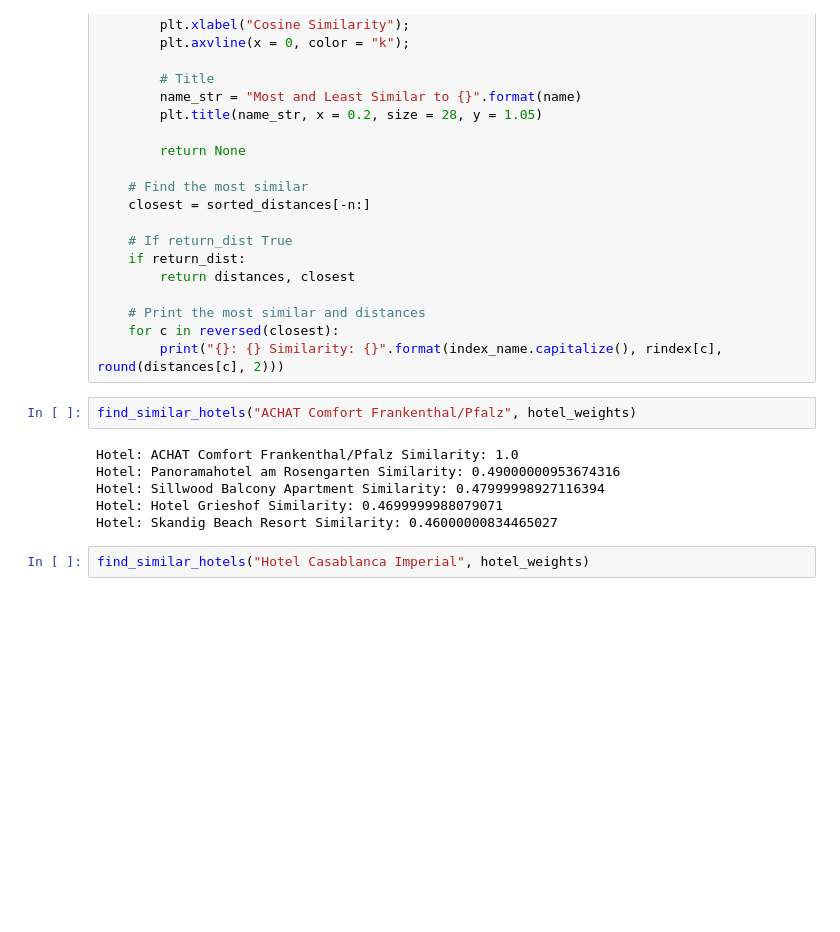
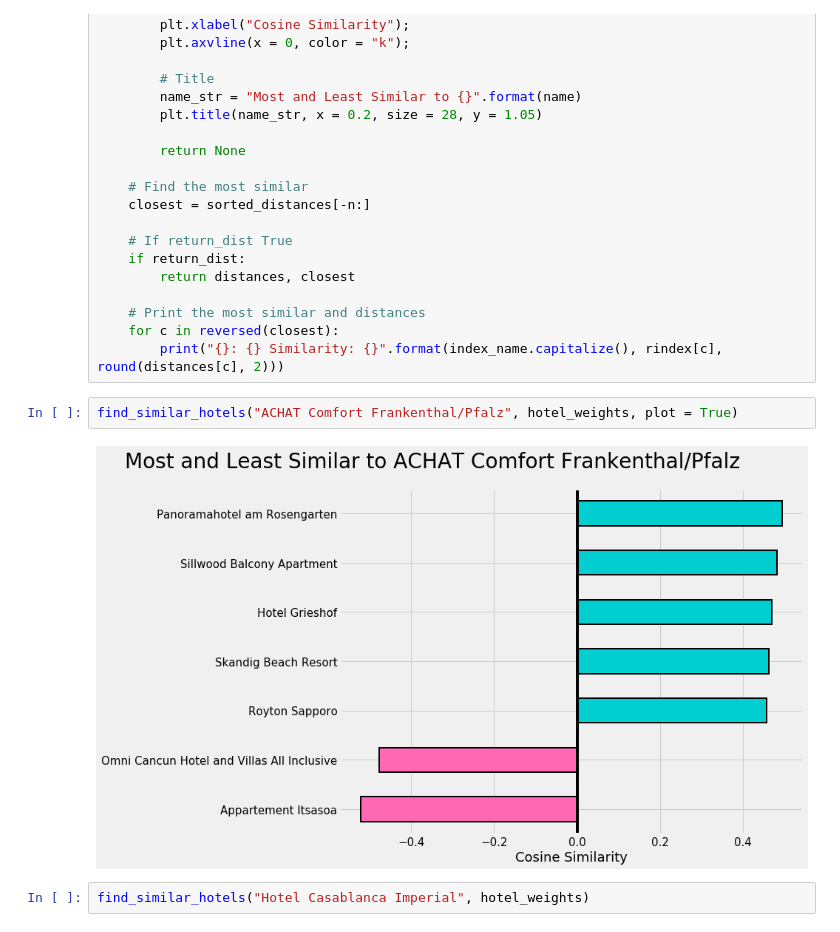
Before and after one commit to fpleoni/where_do_we_go_from_here, a Jupyter notebook: jupyter_notebooks/using_embeddings_from_fourth_attempt.ipynb, the cells around one changed output. Cells and saved outputs as stored; diff of their text form; blank space fills up the shorter version.

```diff
--- a/jupyter_notebooks/using_embeddings_from_fourth_attempt.ipynb
+++ b/jupyter_notebooks/using_embeddings_from_fourth_attempt.ipynb
@@ -412,13 +402,9 @@ def find_similar_hotels(name, weights, index_name = "hotel", n = 5, return_dist
     for c in reversed(closest):
         print("{}: {} Similarity: {}".format(index_name.capitalize(), rindex[c], round(distances[c], 2)))
 # %%
-find_similar_hotels("ACHAT Comfort Frankenthal/Pfalz", hotel_weights)
+find_similar_hotels("ACHAT Comfort Frankenthal/Pfalz", hotel_weights, plot = True)
 # %% [output]
-Hotel: ACHAT Comfort Frankenthal/Pfalz Similarity: 1.0
-Hotel: Panoramahotel am Rosengarten Similarity: 0.49000000953674316
-Hotel: Sillwood Balcony Apartment Similarity: 0.47999998927116394
-Hotel: Hotel Grieshof Similarity: 0.4699999988079071
-Hotel: Skandig Beach Resort Similarity: 0.46000000834465027
+[figure, added]
 # %%
 find_similar_hotels("Hotel Casablanca Imperial", hotel_weights)
 # %% [output]
```
Also changed, not shown: parts of 9 cells of this notebook.
